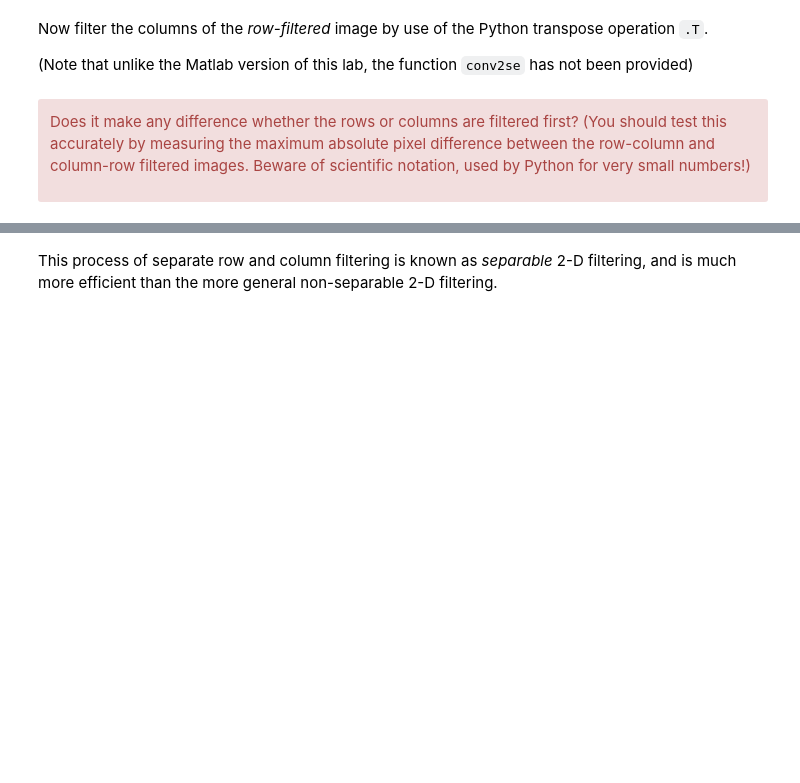
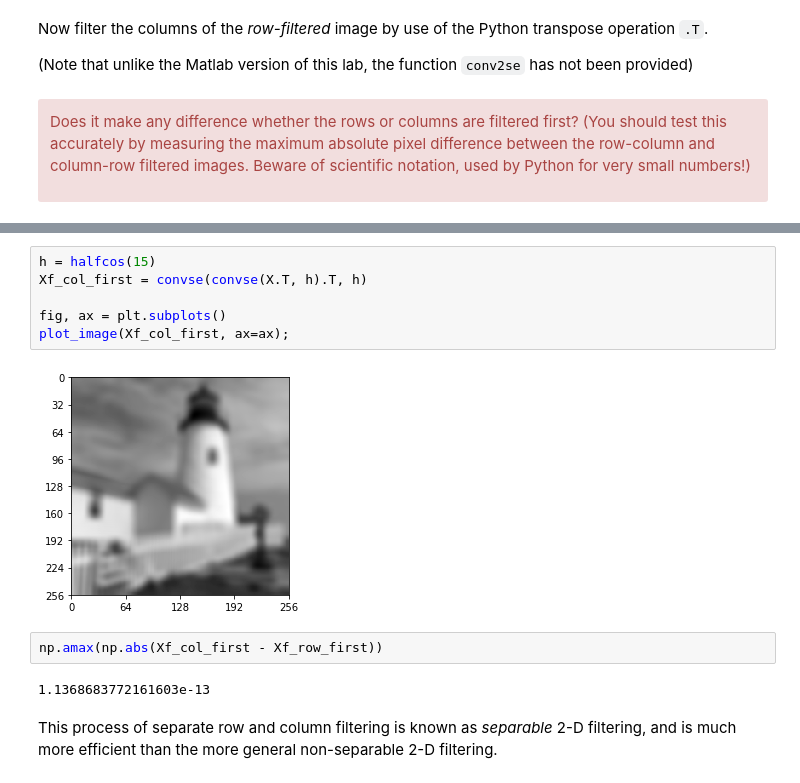
Before and after one commit to barkermrl/ImageProcessing, a Jupyter notebook: 5-simple-image-filtering.ipynb, the cells around one changed output, grey strips where cells are left out. Cells and saved outputs as stored; diff of their text form; blank space fills up the shorter version.

```diff
--- a/5-simple-image-filtering.ipynb
+++ b/5-simple-image-filtering.ipynb
@@ -189,3 +207,15 @@ Does it make any difference whether the rows or columns are filtered first? (You
+# %%
+h = halfcos(15)
+Xf_col_first = convse(convse(X.T, h).T, h)
+
+fig, ax = plt.subplots()
+plot_image(Xf_col_first, ax=ax);
+# %% [output]
+[figure, added]
+# %%
+np.amax(np.abs(Xf_col_first - Xf_row_first))
+# %% [output]
+1.1368683772161603e-13
 # %% [markdown]
 This process of separate row and column filtering is known as
 *separable* 2-D filtering, and is much more efficient than
```
Also changed, not shown: parts of 8 cells of this notebook, 1 other file.
